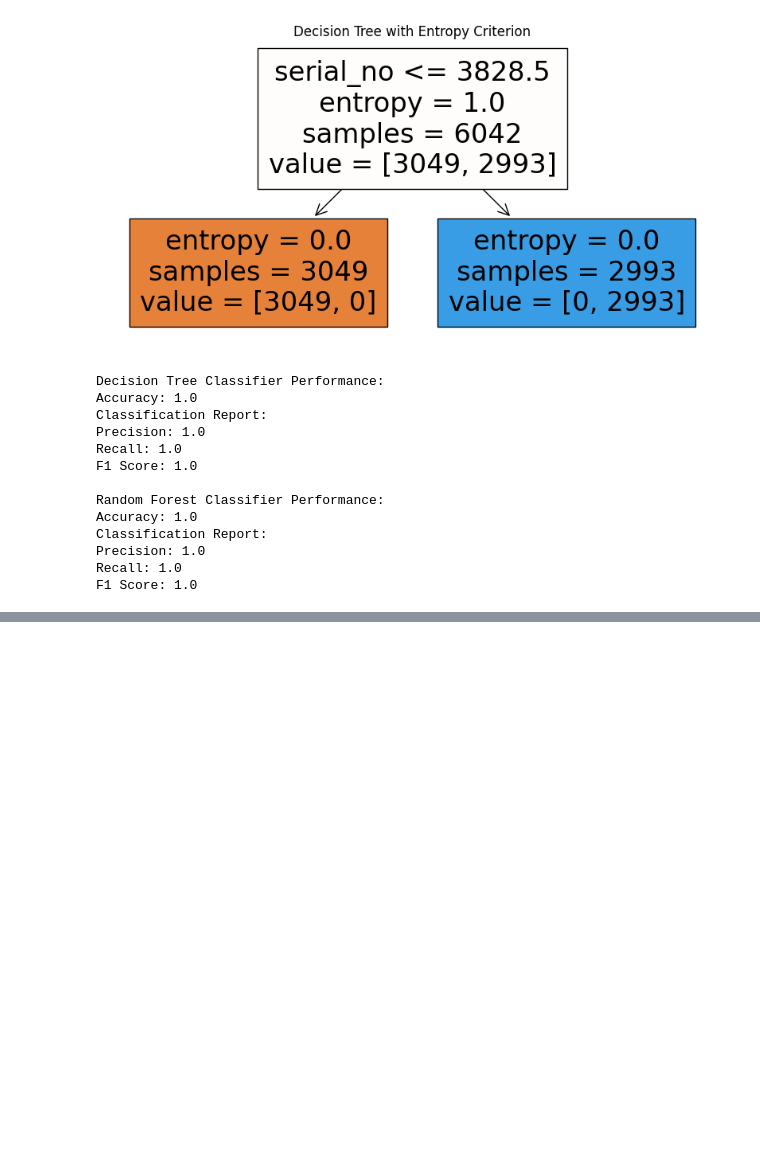
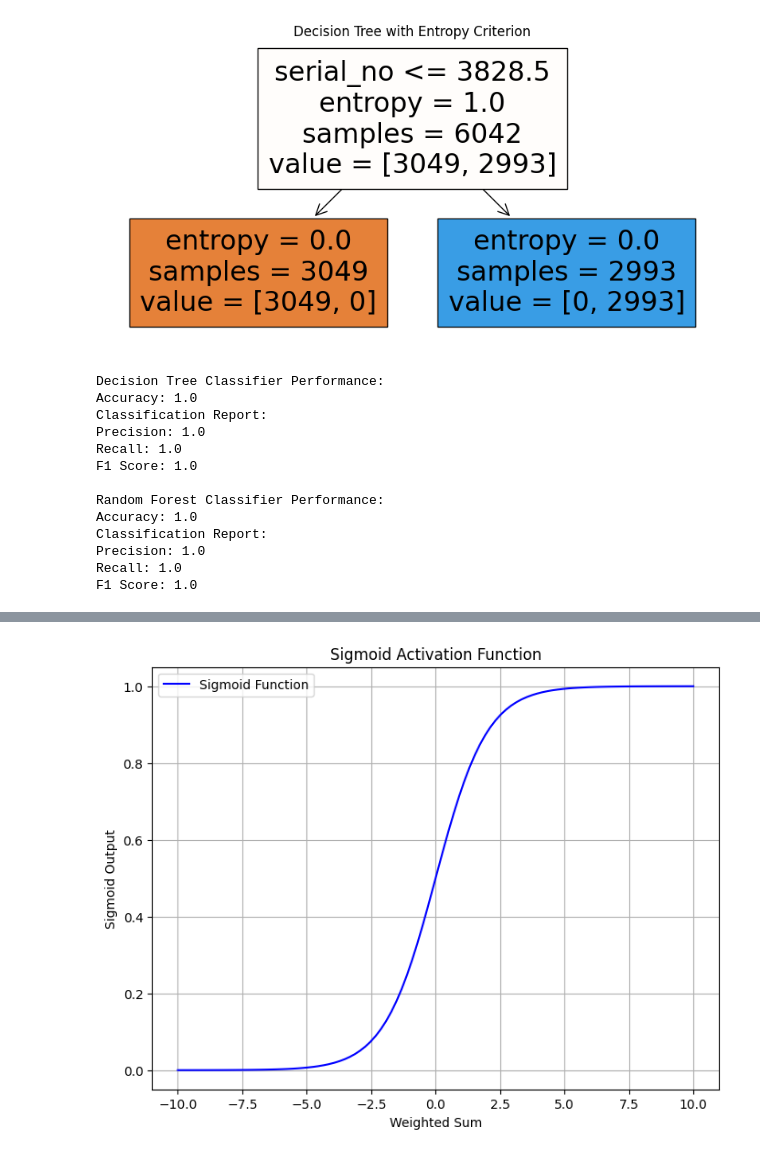
Before and after one commit to prajna1803/Face-Mask-Detection, a Jupyter notebook: lab_21164 (2).ipynb, the cells around one changed output, grey strips where cells are left out. Cells and saved outputs as stored; diff of their text form; code cells hidden in the pictures; blank space fills up the shorter version.

```diff
--- a/lab_21164 (2).ipynb
+++ b/lab_21164 (2).ipynb
@@ -16,0 +171,7 @@ from sklearn.metrics import accuracy_score, precision_score, recall_score, f1_sc
+# %%
+from sklearn.model_selection import train_test_split
+x_train,x_test,y_train,y_test=train_test_split(x,y,test_size=0.25)
+# %%
+from sklearn.neighbors import KNeighborsClassifier
+knn=KNeighborsClassifier(n_neighbors=1)
+knn.fit(x_train,y_train)
@@ -16,0 +180,3 @@ from sklearn.metrics import accuracy_score, precision_score, recall_score, f1_sc
+# %%
+y_preds=knn.predict(x_test)
+y_preds
@@ -16,0 +185,5 @@ from sklearn.metrics import accuracy_score, precision_score, recall_score, f1_sc
+# %%
+from sklearn.metrics import confusion_matrix,classification_report
+
+matrix=confusion_matrix(y_test,y_preds)
+report = classification_report(y_test,y_preds)
@@ -335,0 +1410,71 @@ plt.show()
+# %%
+"""A6. Compare the results obtained from above perceptron learning to the ones obtained with matrix
+pseudo-inverse."""
+
+
+import numpy as np
+
+import pandas as pd
+
+import matplotlib.pyplot as plt
+
+
+
+# Matrix Pseudo-Inverse Approach
+
+
+
+# Add a bias term to the features
+
+features_with_bias = np.column_stack((np.ones(len(features)), features))
+
+
+
+# Use matrix pseudo-inverse to calculate the weights
+
+pseudo_inverse_weights = np.linalg.pinv(features_with_bias).dot(targets)
+
+
+
+# Make predictions using pseudo-inverse weights
+
+pseudo_inverse_predictions = (features_with_bias.dot(pseudo_inverse_weights) >= 0.5).astype(int)
+
+
+
+# Calculate accuracy for the pseudo-inverse approach
+
+pseudo_inverse_accuracy = (pseudo_inverse_predictions == targets).mean()
+
+
+
+# Print accuracy results
+
+print(f"Perceptron Accuracy: {total_error * 100:.2f}%")
+
+print(f"Pseudo-Inverse Accuracy: {pseudo_inverse_accuracy * 100:.2f}%")
+
+
+
+# Plot sigmoid function
+
+x = np.linspace(-10, 10, 100)
+
+sigmoid_values = perceptron.sigmoid(x)
+
+plt.figure(figsize=(8, 6))
+
+plt.plot(x, sigmoid_values, label='Sigmoid Function', color='blue')
+
+plt.xlabel('Weighted Sum')
+
+plt.ylabel('Sigmoid Output')
+
+plt.title('Sigmoid Activation Function')
+
+plt.legend()
+
+plt.grid(True)
+
+plt.show()
+# %% [output]
@@ -335,0 +1483 @@ plt.show()
+[figure, added]
```
Also changed, not shown: parts of 36 cells of this notebook.
